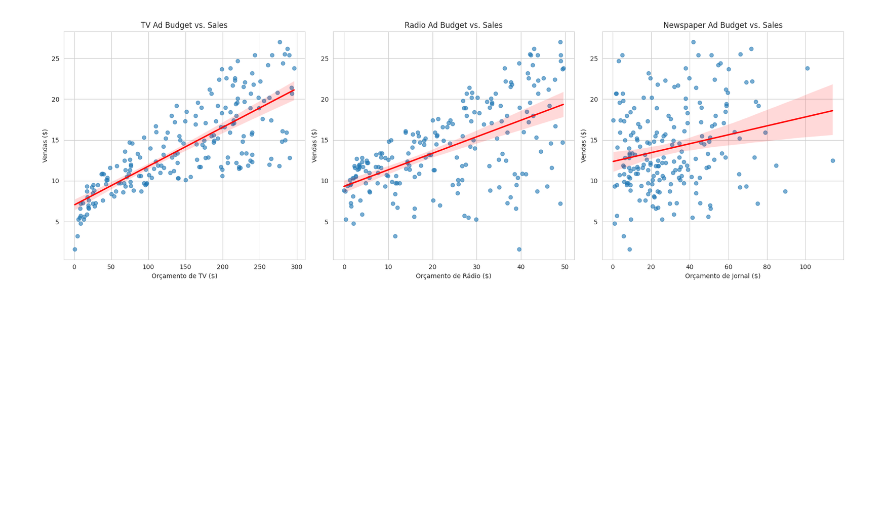
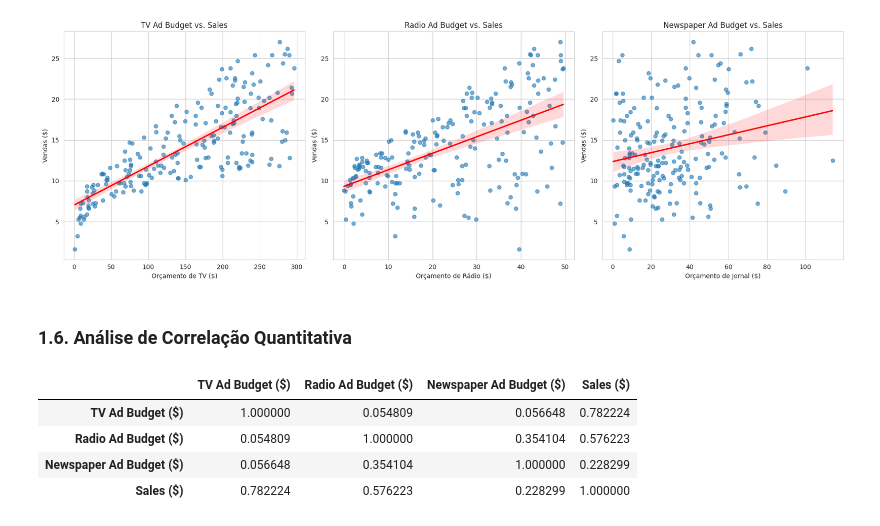
Before and after one commit to leoserpa/Advertising-Budget-Optimization-with-Regression-Models, a Jupyter notebook: notebooks/advertising_budget_optimization_regression_models.ipynb, the cells around one changed output. Saved outputs shown, nothing was run; the diff lists cells and outputs as text; code cells hidden in the pictures; blank space fills up the shorter version.

```diff
--- a/notebooks/advertising_budget_optimization_regression_models.ipynb
+++ b/notebooks/advertising_budget_optimization_regression_models.ipynb
@@ -121,3 +121,15 @@ plt.tight_layout()
 plt.show()
 # %% [output]
 [figure]
+# %% [markdown]
+### 1.6. Análise de Correlação Quantitativa
+# %%
+# Calculando a matriz de correlação para as variáveis de interesse
+correlation_matrix = df[['TV Ad Budget ($)', 'Radio Ad Budget ($)', 'Newspaper Ad Budget ($)', 'Sales ($)']].corr()
+display(correlation_matrix)
+# %% [output]
+|  | TV Ad Budget ($) | Radio Ad Budget ($) | Newspaper Ad Budget ($) | Sales ($) |
+| TV Ad Budget ($) | 1.000000 | 0.054809 | 0.056648 | 0.782224 |
+| Radio Ad Budget ($) | 0.054809 | 1.000000 | 0.354104 | 0.576223 |
+| Newspaper Ad Budget ($) | 0.056648 | 0.354104 | 1.000000 | 0.228299 |
+| Sales ($) | 0.782224 | 0.576223 | 0.228299 | 1.000000 |
```
Also changed, not shown: parts of 1 cell of this notebook.
